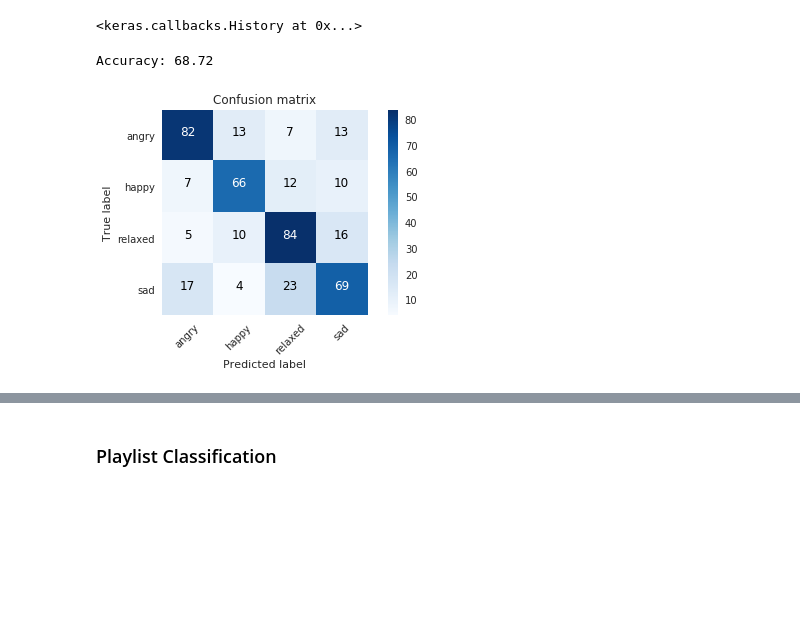
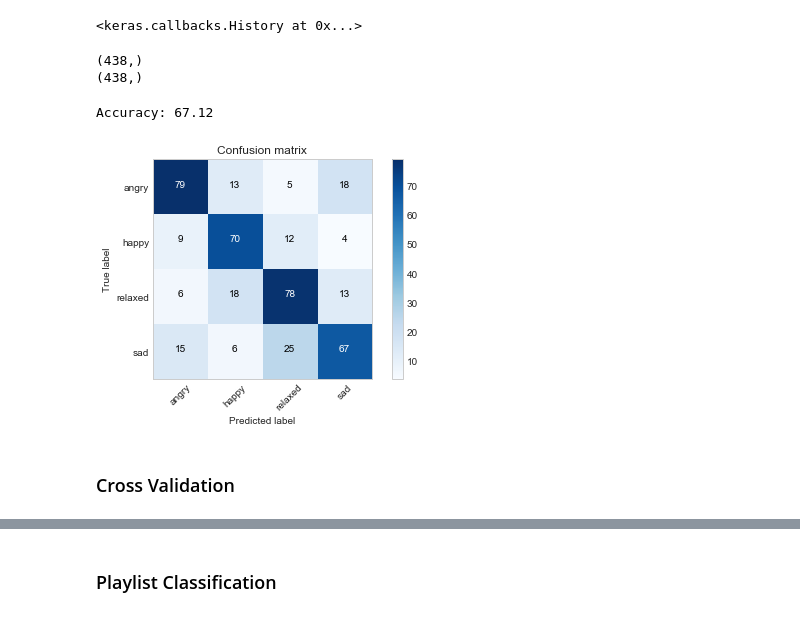
Before and after one commit to sgiammy/emotion-patterns-in-music-playlists, a Jupyter notebook: src/Advanced_Feature_Engineering.ipynb, the cells around one changed output, grey strips where cells are left out. Drawn from its saved outputs; the diff is of its cells as text; code cells hidden in the pictures; blank space fills up the shorter version.

```diff
--- a/src/Advanced_Feature_Engineering.ipynb
+++ b/src/Advanced_Feature_Engineering.ipynb
@@ -364,26 +391,36 @@ def build_ann(optimizer='adam', input_size=X_vect_nn.shape[1]):
 # %%
 from keras.callbacks import EarlyStopping
 
-classifier = build_ann('adam', X_vect_nn.shape[1])
+classifier = build_ann('adam', X_train.shape[1])
 early_stop = EarlyStopping(monitor='val_acc', min_delta=1e-3, patience=5, verbose=1, mode='auto')
 
-classifier.fit(X_vect_nn, y_nn, batch_size = 128, epochs = 100,
+classifier.fit(X_train, y_train, batch_size = 128, epochs = 100,
                validation_split=0.1, verbose=False)
 # %% [output]
 <keras.callbacks.History at 0x...>
+# %%
+y_pred = classifier.predict(X_test)
+y_pred = np.argmax(y_pred,axis=1)
 # %%
 classifier.save('test.h5')
-# %%
-y_pred = classifier.predict(X_test_pca)
-y_pred = np.argmax(y_pred,axis=1)
+# %%
+y_test_label = np.argmax(y_test,axis=1)
+print(np.shape(y_test_label))
+print(np.shape(y_pred))
+# %% [output]
+(438,)
+(438,)
 # %%
-cm = confusion_matrix(encoded_Y_test, y_pred)
+cm = confusion_matrix(y_test_label, y_pred)
 plot_confusion_matrix(cm, classes=cm_labels)
+plt.savefig('CM_ANN.png')
 accuracy = (sum([cm[i,i] for i in range(len(cm))])) / len(y_pred)
 print('Accuracy: %0.2f' % (accuracy*100))
 # %% [output]
-Accuracy: 68.72
+Accuracy: 67.12
-[figure, old version]
+[figure, new version]
+# %% [markdown]
+### Cross Validation
 # %%
 from keras.wrappers.scikit_learn import KerasClassifier
 
```
Also changed, not shown: parts of 69 cells of this notebook.
